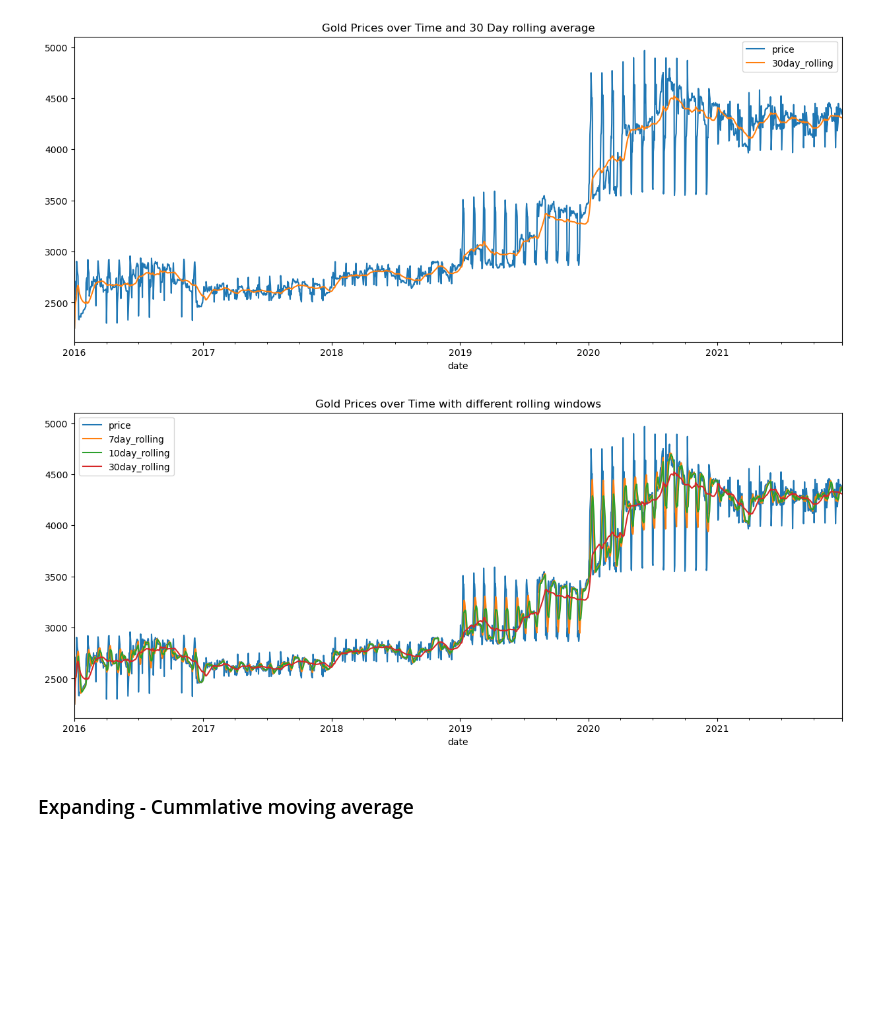
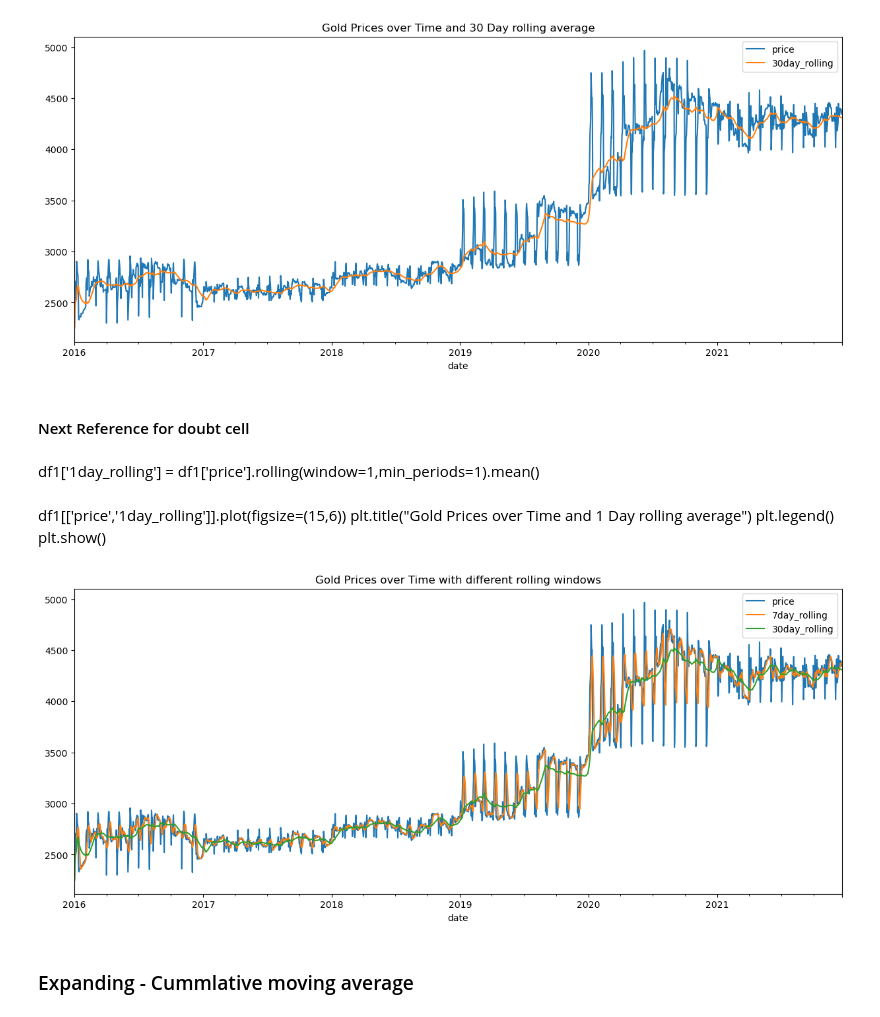
Before and after one commit to RadhaRamanJha/Gold-Price-Prediction, a Jupyter notebook: gold_price_prediction_EDA.ipynb, the cells around one changed output. Cells and saved outputs as stored; diff of their text form; code cells hidden in the pictures; blank space fills up the shorter version.

```diff
--- a/gold_price_prediction_EDA.ipynb
+++ b/gold_price_prediction_EDA.ipynb
@@ -115,5 +156,3 @@ plt.legend()
 plt.show()
 # %% [output]
 [figure]
-# %%
-df1['10day_rolling'] = df1['price'].rolling(window=10,min_periods=1).mean()
@@ -133,13 +165,22 @@ plt.legend()
 plt.show()
 # %% [output]
 [figure]
+# %% [markdown]
+####  Next Reference for doubt cell
+# %% [markdown]
+df1['1day_rolling'] = df1['price'].rolling(window=1,min_periods=1).mean()
+# %% [markdown]
+df1[['price','1day_rolling']].plot(figsize=(15,6))
+plt.title("Gold Prices over Time and 1 Day rolling average")
+plt.legend()
+plt.show()
 # %%
-df1[['price','7day_rolling','10day_rolling','30day_rolling']].plot(figsize= (15,6))
+df1[['price','7day_rolling','30day_rolling']].plot(figsize= (15,6))
 plt.title("Gold Prices over Time with different rolling windows")
 plt.legend()
 plt.show()
 # %% [output]
-[figure, old version]
+[figure, new version]
 # %% [markdown]
 ### Expanding - Cummlative moving average
 # %%
```
Also changed, not shown: parts of 111 cells of this notebook.
